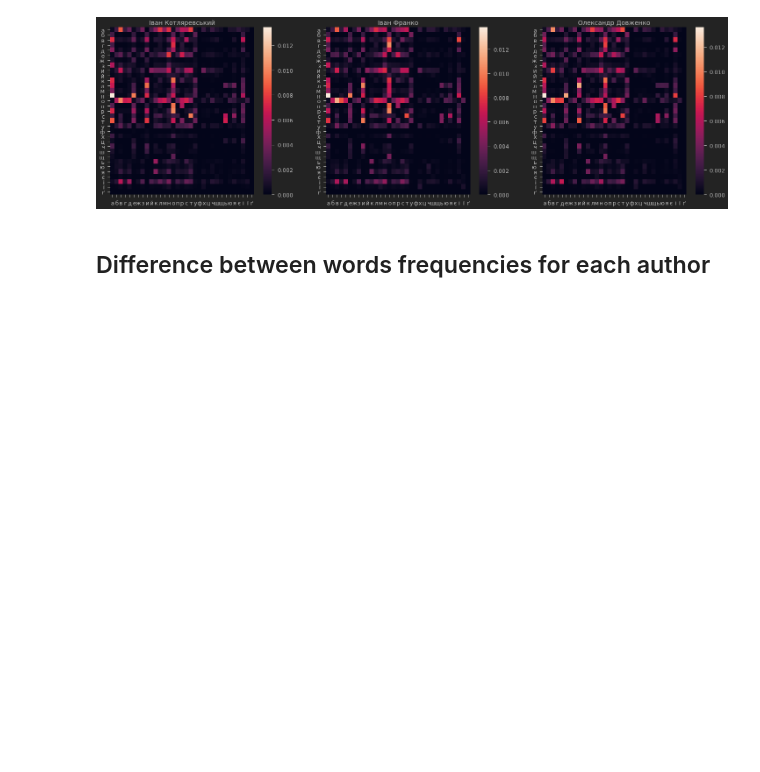
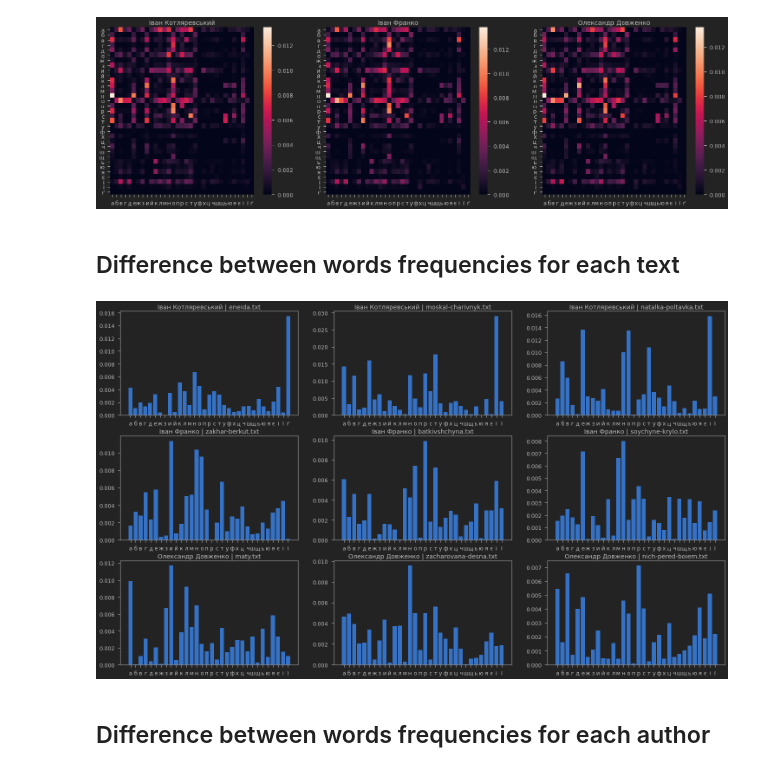
Before and after one commit to kryvokhyzha/examples-and-courses, a Jupyter notebook: computer-linguistics/main.ipynb, the cells around one changed output. Cells and saved outputs as stored; diff of their text form; code cells hidden in the pictures; blank space fills up the shorter version.

Commit message:
Edit computer-linguistics lab1

```diff
--- a/computer-linguistics/main.ipynb
+++ b/computer-linguistics/main.ipynb
@@ -153,3 +153,5 @@ for i, author in enumerate(data.keys()):
     ax[i].title.set_text(author)
 # %% [output]
 [figure]
+# %% [markdown]
+## Difference between words frequencies for each text
@@ -156,2 +165,12 @@ for i, author in enumerate(data.keys()):
+# %%
+fig, ax = plt.subplots(3,3, figsize=(25,15))
+
+for i, author in enumerate(data.keys()):
+    for j, text in enumerate(data[author]['texts']):
+        od = compute_char_diff_freq(text['text'])
+        ax[i][j].bar(od.keys(), od.values())
+        ax[i][j].title.set_text(author + ' | ' + text['name'])
+# %% [output]
+[figure, added]
 # %% [markdown]
 ## Difference between words frequencies for each author
```
Also changed, not shown: parts of 2 cells of this notebook.
